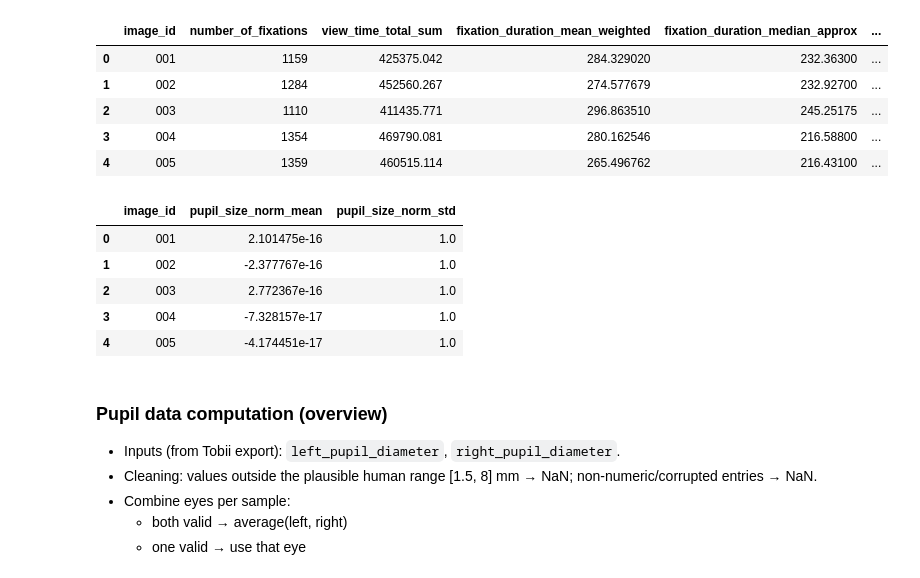
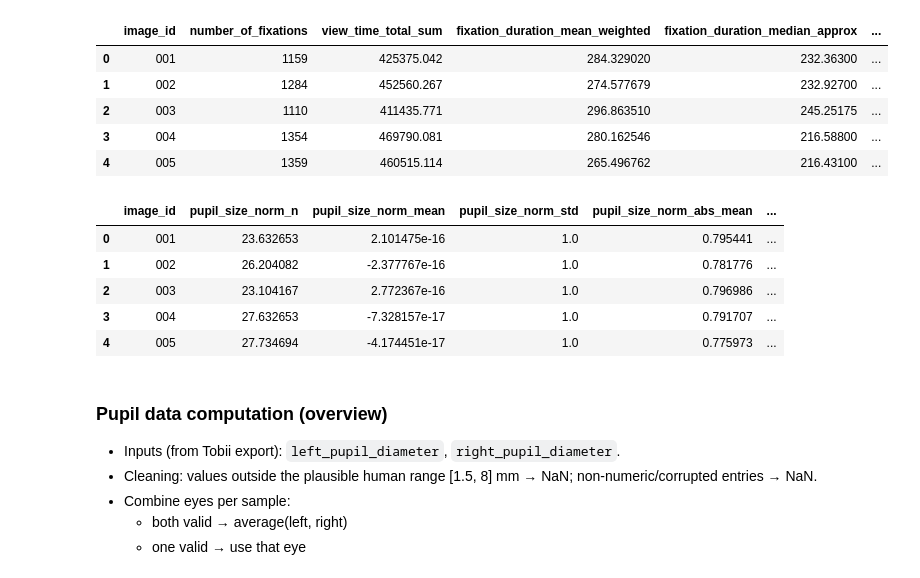
Before and after one commit to clabama/eye-tracking-ai, a Jupyter notebook: data_analysis/descriptive_analysis/code.ipynb, the cells around one changed output. Cells and saved outputs as stored; diff of their text form; code cells hidden in the pictures.

```diff
--- a/data_analysis/descriptive_analysis/code.ipynb
+++ b/data_analysis/descriptive_analysis/code.ipynb
@@ -85,42 +85,59 @@ for fp in glob.glob(str(fixations_dir / "*.csv")):
     m = fname_re.match(name)
     if not m:
         continue
     image_id = m.group("image")
     image_id = str(image_id).zfill(3)
     try:
         df = pd.read_csv(fp)
     except Exception as e:
         print(f"Failed to read {name}: {e}")
         continue
 
     # Identify pupil columns (common names: pupil, pupil_left/right, pupil_size, pupil_diameter)
-    pupil_cols = [c for c in df.columns if c.lower().startswith("pupil")]
+    # Also include avg_pupil_size if present (in mm), even though it doesn't start with 'pupil'
+    lower_cols = {c.lower(): c for c in df.columns}
+    pupil_like = [c for c in df.columns if c.lower().startswith("pupil")]
+    if "avg_pupil_size" in lower_cols:
+        pupil_like.append(lower_cols["avg_pupil_size"])  # preserve original case
+    # De-duplicate while preserving order
+    seen = set()
+    pupil_cols = []
+    for c in pupil_like:
+        if c not in seen:
+            seen.add(c)
+            pupil_cols.append(c)
     if not pupil_cols:
         continue
 
     stats = {"image_id": image_id}
     for c in pupil_cols:
         s = pd.to_numeric(df[c], errors="coerce")
-        stats[f"{c}_mean"] = float(s.mean())
-        stats[f"{c}_std"] = float(s.std(ddof=1)) if s.count() > 1 else np.nan
+        n = int(s.count())
+        stats[f"{c}_n"] = n
+        stats[f"{c}_mean"] = float(s.mean()) if n > 0 else np.nan
+        stats[f"{c}_std"] = float(s.std(ddof=1)) if n > 1 else np.nan
+        # For normalized series, capture magnitude away from baseline
+        if c.lower() == "pupil_size_norm":
+            stats[f"{c}_abs_mean"] = float(s.abs().mean()) if n > 0 else np.nan
+            stats[f"{c}_rms"] = float(np.sqrt(np.nanmean((s ** 2)))) if n > 0 else np.nan
     pupil_rows.append(stats)
 
 pupil_df = pd.DataFrame(pupil_rows)
 # Reduce to per-image by averaging across files if multiple files per image
 if not pupil_df.empty:
     agg_map = {col: "mean" for col in pupil_df.columns if col != "image_id"}
     pupil_per_image = pupil_df.groupby("image_id").agg(agg_map).reset_index()
 else:
     pupil_per_image = pd.DataFrame(columns=["image_id"])  # empty
 
 pupil_per_image.head()
 # %% [output]
-|  | image_id | pupil_size_norm_mean | pupil_size_norm_std |
-| 0 | 001 | 2.101475e-16 | 1.0 |
-| 1 | 002 | -2.377767e-16 | 1.0 |
-| 2 | 003 | 2.772367e-16 | 1.0 |
-| 3 | 004 | -7.328157e-17 | 1.0 |
-| 4 | 005 | -4.174451e-17 | 1.0 |
+|  | image_id | pupil_size_norm_n | pupil_size_norm_mean | pupil_size_norm_std | pupil_size_norm_abs_mean | ... |
+| 0 | 001 | 23.632653 | 2.101475e-16 | 1.0 | 0.795441 | ... |
+| 1 | 002 | 26.204082 | -2.377767e-16 | 1.0 | 0.781776 | ... |
+| 2 | 003 | 23.104167 | 2.772367e-16 | 1.0 | 0.796986 | ... |
+| 3 | 004 | 27.632653 | -7.328157e-17 | 1.0 | 0.791707 | ... |
+| 4 | 005 | 27.734694 | -4.174451e-17 | 1.0 | 0.775973 | ... |
 # %% [markdown]
 ### Pupil data computation (overview)
 - Inputs (from Tobii export): `left_pupil_diameter`, `right_pupil_diameter`.
```
Also changed, not shown: parts of 1 cell of this notebook, 18 other files.
